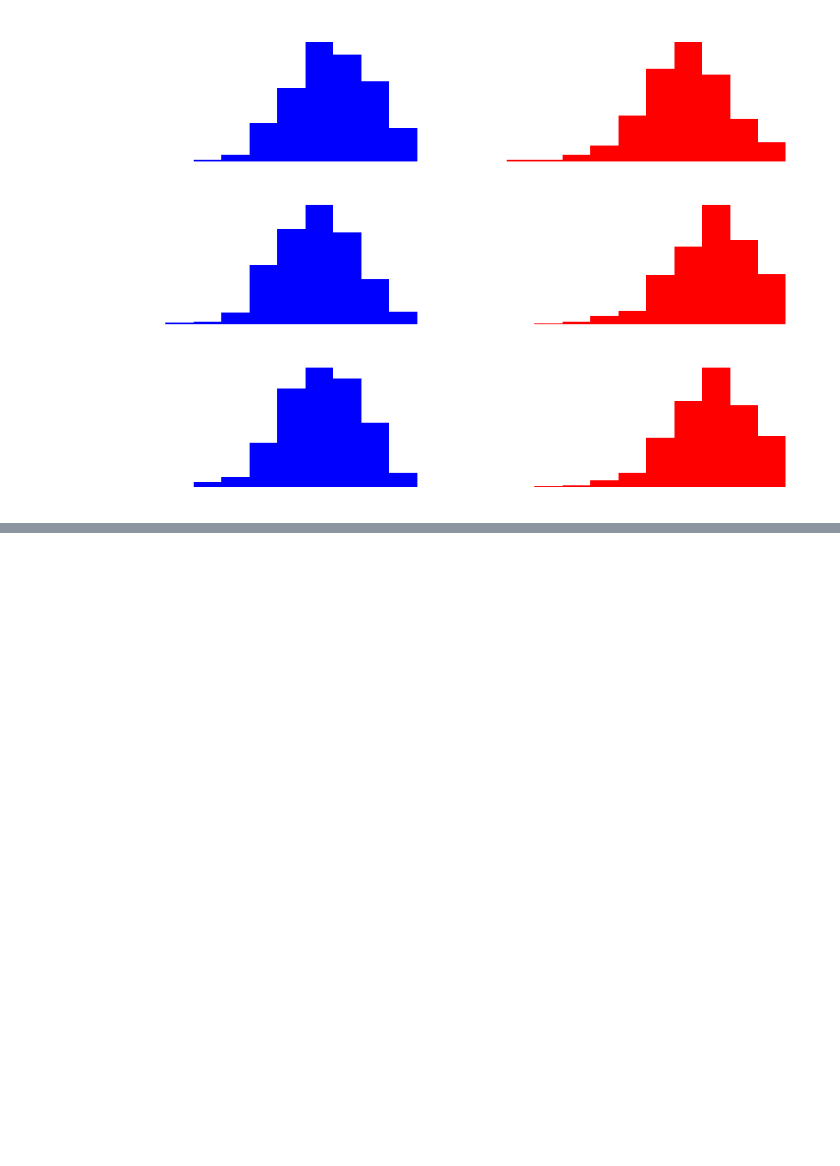
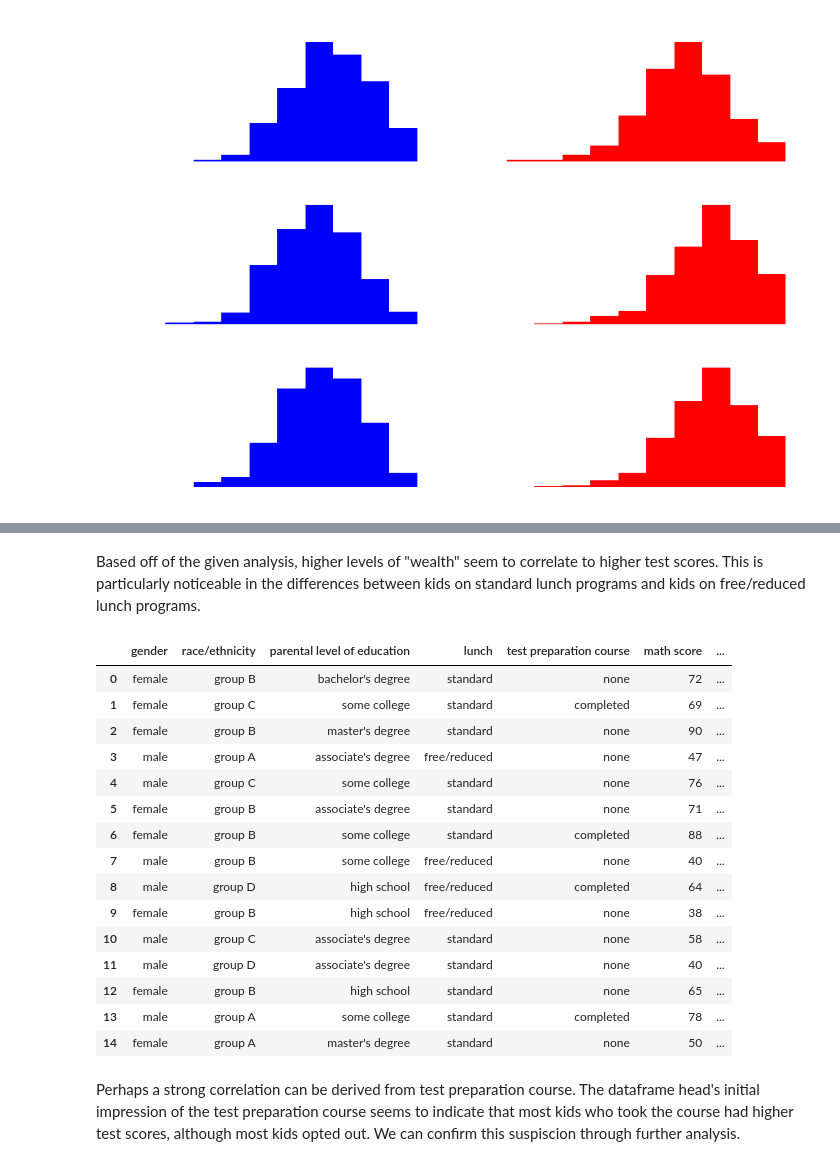
Before and after one commit to dylankfernandes/exam-performance-data-analysis, a Jupyter notebook: exam-performance.ipynb, the cells around one changed output, grey strips where cells are left out. Drawn from its saved outputs; the diff is of its cells as text; code cells hidden in the pictures; blank space fills up the shorter version.

Commit message:
completed wealth estimator analysis

```diff
--- a/exam-performance.ipynb
+++ b/exam-performance.ipynb
@@ -91,0 +136,23 @@ Great! This gives us a clearer picture of the test scores for males and females.
+# %% [markdown]
+Based off of the given analysis, higher levels of "wealth" seem to correlate to higher test scores. This is particularly noticeable in the differences between kids on standard lunch programs and kids on free/reduced lunch programs.
+# %%
+df.head(15)
+# %% [output]
+|  | gender | race/ethnicity | parental level of education | lunch | test preparation course | math score | ... |
+| 0 | female | group B | bachelor's degree | standard | none | 72 | ... |
+| 1 | female | group C | some college | standard | completed | 69 | ... |
+| 2 | female | group B | master's degree | standard | none | 90 | ... |
+| 3 | male | group A | associate's degree | free/reduced | none | 47 | ... |
+| 4 | male | group C | some college | standard | none | 76 | ... |
+| 5 | female | group B | associate's degree | standard | none | 71 | ... |
+| 6 | female | group B | some college | standard | completed | 88 | ... |
+| 7 | male | group B | some college | free/reduced | none | 40 | ... |
+| 8 | male | group D | high school | free/reduced | completed | 64 | ... |
+| 9 | female | group B | high school | free/reduced | none | 38 | ... |
+| 10 | male | group C | associate's degree | standard | none | 58 | ... |
+| 11 | male | group D | associate's degree | standard | none | 40 | ... |
+| 12 | female | group B | high school | standard | none | 65 | ... |
+| 13 | male | group A | some college | standard | completed | 78 | ... |
+| 14 | female | group A | master's degree | standard | none | 50 | ... |
+# %% [markdown]
+Perhaps a strong correlation can be derived from test preparation course. The dataframe head's initial impression of the test preparation course seems to indicate that most kids who took the course had higher test scores, although most kids opted out. We can confirm this suspiscion through further analysis.
```
Also changed, not shown: parts of 9 cells of this notebook.
